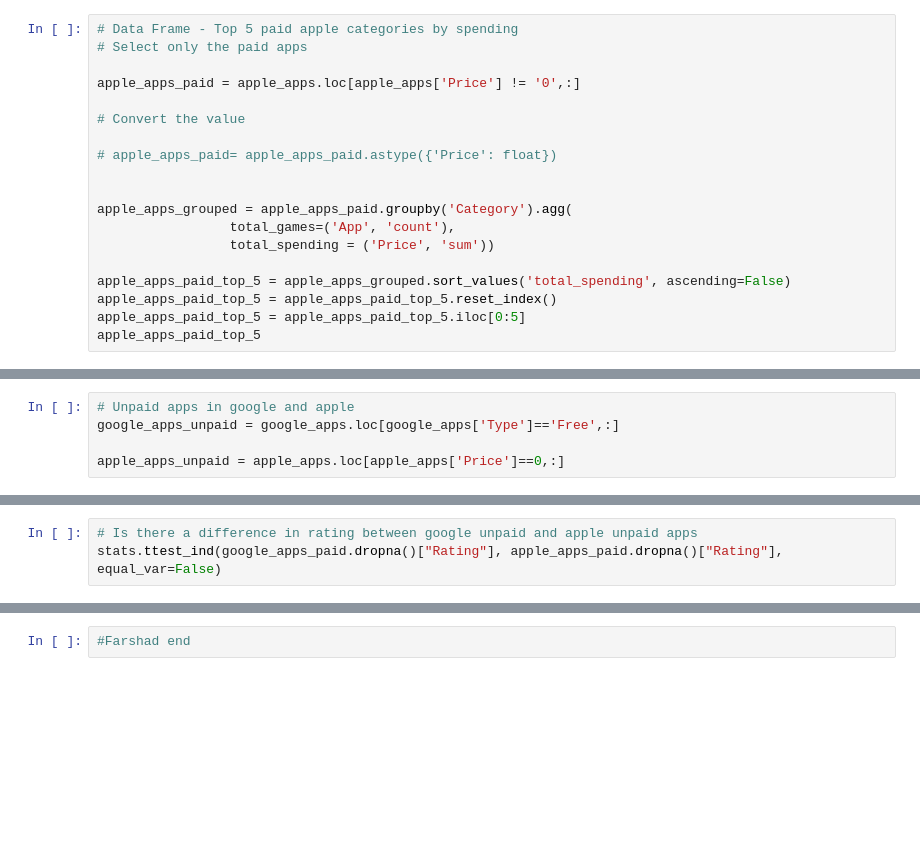
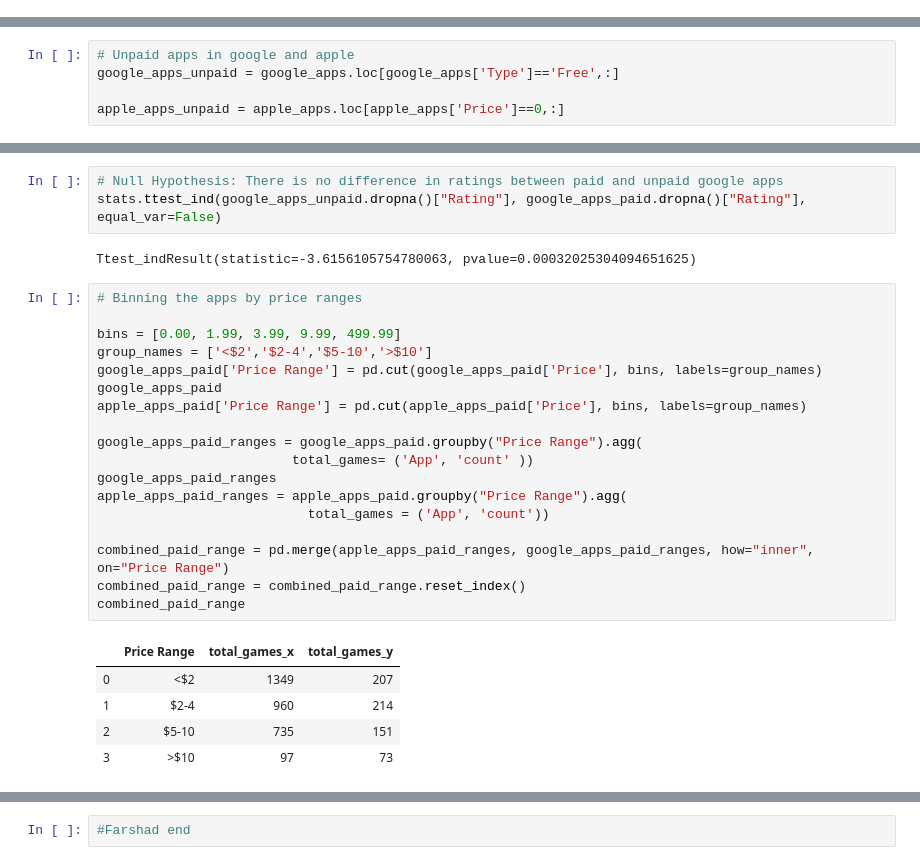
Before and after one commit to esnaaf1/project-one, a Jupyter notebook: TheAppTeamProject1.ipynb, the cells around one changed output, grey strips where cells are left out. Cells and saved outputs as stored; diff of their text form; blank space fills up the shorter version.

```diff
--- a/TheAppTeamProject1.ipynb
+++ b/TheAppTeamProject1.ipynb
@@ -102,19 +201,0 @@ plt.show()
-# %%
-# Data Frame - Top 5 paid apple categories by spending
-# Select only the paid apps
-
-apple_apps_paid = apple_apps.loc[apple_apps['Price'] != '0',:]
-
-# Convert the value
-
-# apple_apps_paid= apple_apps_paid.astype({'Price': float})
-
-
-apple_apps_grouped = apple_apps_paid.groupby('Category').agg(
-                 total_games=('App', 'count'),
-                 total_spending = ('Price', 'sum'))
-
-apple_apps_paid_top_5 = apple_apps_grouped.sort_values('total_spending', ascending=False)
-apple_apps_paid_top_5 = apple_apps_paid_top_5.reset_index()
-apple_apps_paid_top_5 = apple_apps_paid_top_5.iloc[0:5]
-apple_apps_paid_top_5
@@ -153,3 +245,29 @@ stats.ttest_ind(google_apps_paid.dropna()["Rating"], apple_apps_paid.dropna()["R
 # %%
-# Is there a difference in rating between google unpaid and apple unpaid apps
-stats.ttest_ind(google_apps_paid.dropna()["Rating"], apple_apps_paid.dropna()["Rating"], equal_var=False)
+# Null Hypothesis: There is no difference in ratings between paid and unpaid google apps
+stats.ttest_ind(google_apps_unpaid.dropna()["Rating"], google_apps_paid.dropna()["Rating"], equal_var=False)
+# %% [output]
+Ttest_indResult(statistic=-3.6156105754780063, pvalue=0.00032025304094651625)
+# %%
+# Binning the apps by price ranges
+
+bins = [0.00, 1.99, 3.99, 9.99, 499.99]
+group_names = ['<$2','$2-4','$5-10','>$10']
+google_apps_paid['Price Range'] = pd.cut(google_apps_paid['Price'], bins, labels=group_names)
+google_apps_paid
+apple_apps_paid['Price Range'] = pd.cut(apple_apps_paid['Price'], bins, labels=group_names)
+
+google_apps_paid_ranges = google_apps_paid.groupby("Price Range").agg(
+                         total_games= ('App', 'count' ))
+google_apps_paid_ranges
+apple_apps_paid_ranges = apple_apps_paid.groupby("Price Range").agg(
+                           total_games = ('App', 'count'))
+
+combined_paid_range = pd.merge(apple_apps_paid_ranges, google_apps_paid_ranges, how="inner", on="Price Range")
+combined_paid_range = combined_paid_range.reset_index()
+combined_paid_range
+# %% [output]
+|  | Price Range | total_games_x | total_games_y |
+| 0 | <$2 | 1349 | 207 |
+| 1 | $2-4 | 960 | 214 |
+| 2 | $5-10 | 735 | 151 |
+| 3 | >$10 | 97 | 73 |
```
Also changed, not shown: parts of 17 cells of this notebook, 8 other files.
